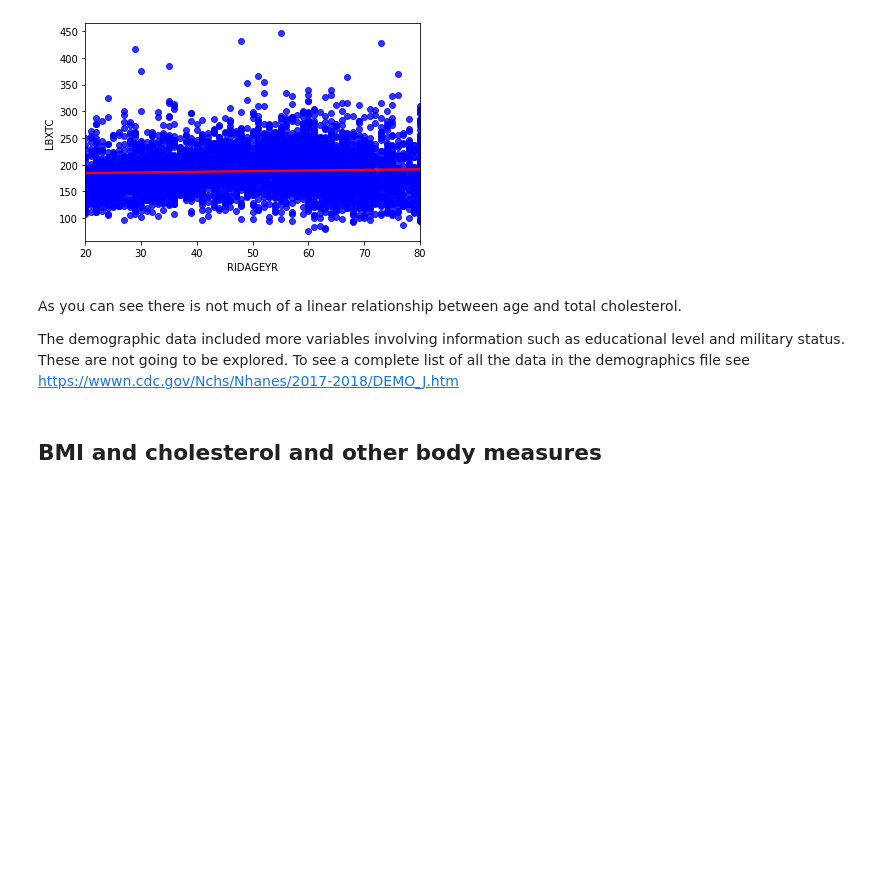
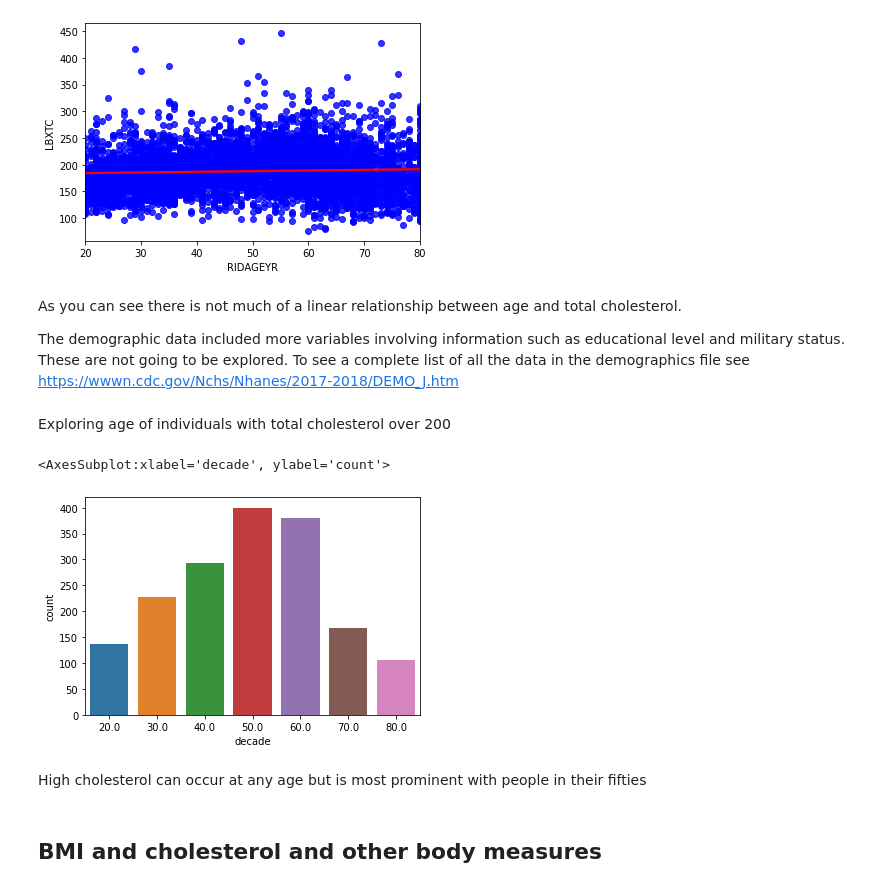
Before and after one commit to mathisme/ThinkfulDSFinalCapstone, a Jupyter notebook: notebooks/EDA.ipynb, the cells around one changed output. Saved outputs shown, nothing was run; the diff lists cells and outputs as text; code cells hidden in the pictures; blank space fills up the shorter version.

```diff
--- a/notebooks/EDA.ipynb
+++ b/notebooks/EDA.ipynb
@@ -129,6 +129,19 @@ As you can see there is not much of a linear relationship between age and total
 
 
 The demographic data included more variables involving information such as educational level and military status.  These are not going to be explored.  To see a complete list of all the data in the demographics file see https://wwwn.cdc.gov/Nchs/Nhanes/2017-2018/DEMO_J.htm
+# %% [markdown]
+Exploring age of individuals with total cholesterol over 200
+# %%
+cholage = demo_merged[['RIDAGEYR','LBXTC']][demo_merged.LBXTC > 200].copy()
+# %%
+cholage['decade']=np.floor(cholage['RIDAGEYR']/10)*10
+# %%
+sns.countplot(x='decade',data=cholage)
+# %% [output]
+<AxesSubplot:xlabel='decade', ylabel='count'>
+[figure, added]
+# %% [markdown]
+High cholesterol can occur at any age but is most prominent with people in their fifties
 # %% [markdown]
 ## BMI and cholesterol and other body measures
 # %%
```
Also changed, not shown: parts of 1 cell of this notebook.
